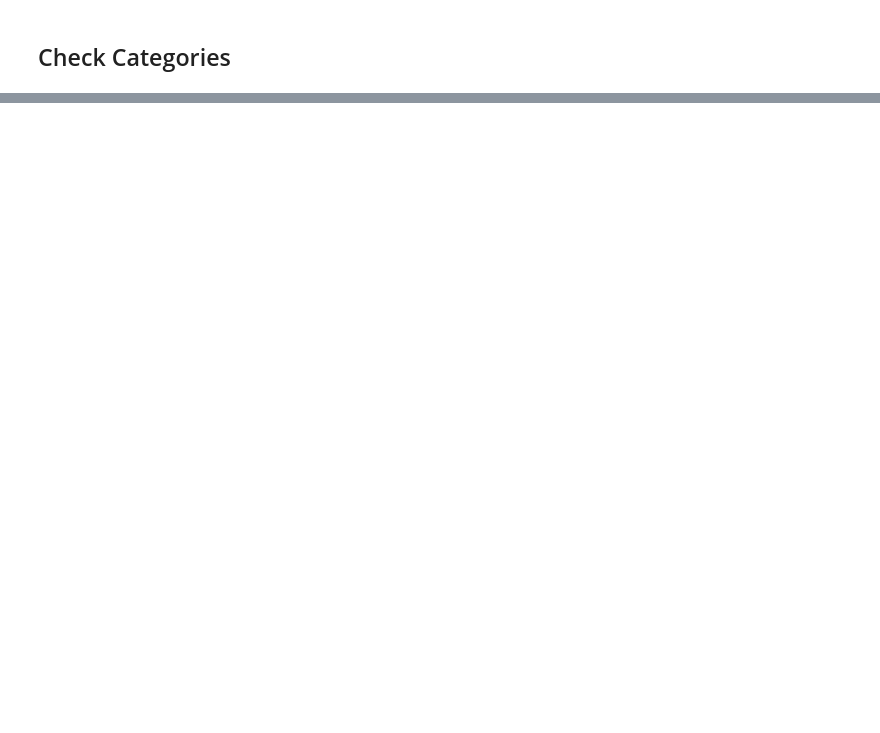
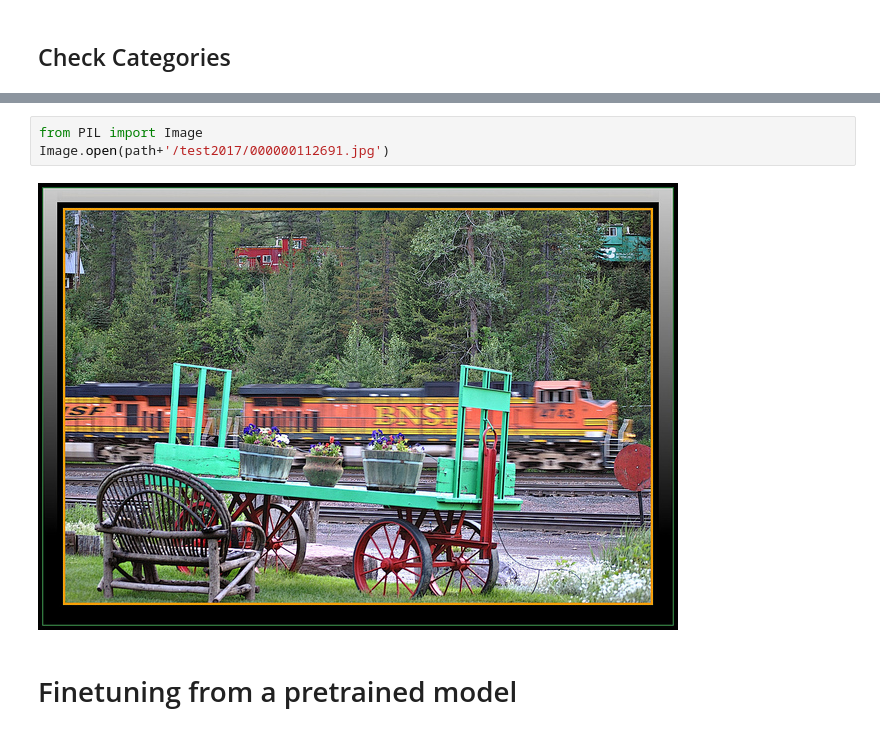
Before and after one commit to chihangs/INM705, a Jupyter notebook: COCO.ipynb, the cells around one changed output, grey strips where cells are left out. Drawn from its saved outputs; the diff is of its cells as text; blank space fills up the shorter version.

```diff
--- a/COCO.ipynb
+++ b/COCO.ipynb
@@ -128,0 +117,7 @@ index created!
+# %%
+from PIL import Image
+Image.open(path+'/test2017/000000112691.jpg')
+# %% [output]
+[figure, added]
+# %% [markdown]
+# Finetuning from a pretrained model
```
Also changed, not shown: parts of 34 cells of this notebook.
